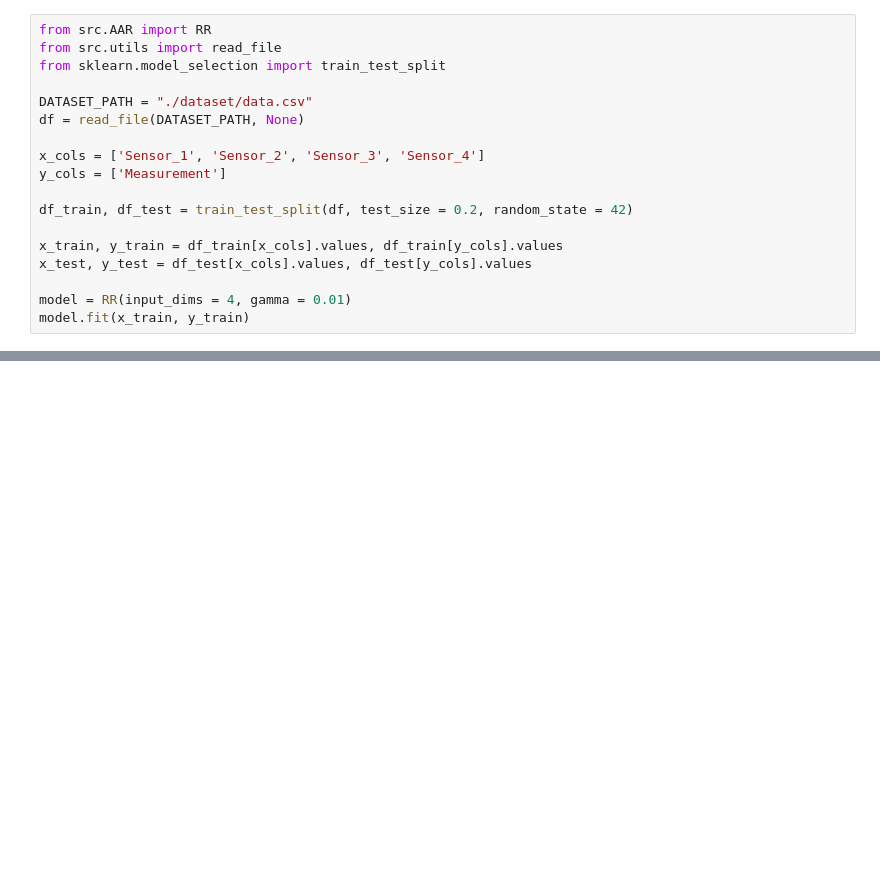
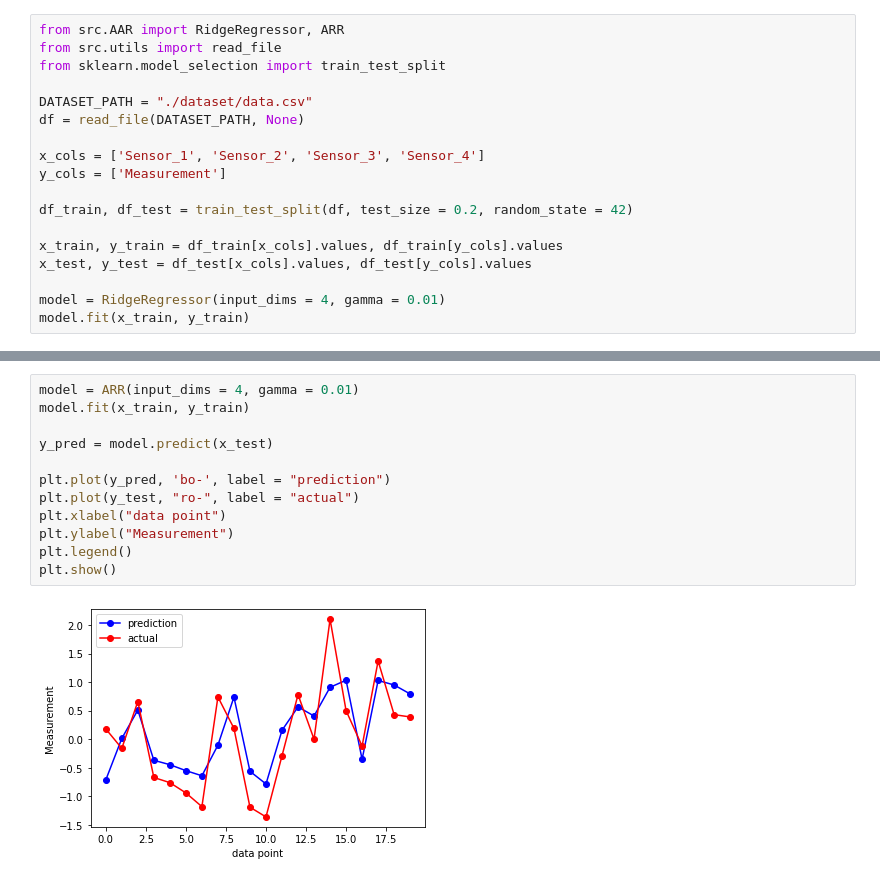
Before and after one commit to ZINZINBIN/Gauss-labs-pre-test, a Jupyter notebook: main.ipynb, the cells around one changed output, grey strips where cells are left out. Cells and saved outputs as stored; diff of their text form; blank space fills up the shorter version.

```diff
--- a/main.ipynb
+++ b/main.ipynb
@@ -1,5 +1,5 @@
 # %%
-from src.AAR import RR
+from src.AAR import RidgeRegressor, ARR
 from src.utils import read_file
 from sklearn.model_selection import train_test_split
 
@@ -14,7 +14,7 @@ df_train, df_test = train_test_split(df, test_size = 0.2, random_state = 42)
 x_train, y_train = df_train[x_cols].values, df_train[y_cols].values
 x_test, y_test = df_test[x_cols].values, df_test[y_cols].values
 
-model = RR(input_dims = 4, gamma = 0.01)
+model = RidgeRegressor(input_dims = 4, gamma = 0.01)
 model.fit(x_train, y_train)
 # %%
 import matplotlib.pyplot as plt
@@ -30,0 +31,14 @@ LinAlgError: Singular matrix
+# %%
+model = ARR(input_dims = 4, gamma = 0.01)
+model.fit(x_train, y_train)
+
+y_pred = model.predict(x_test)
+
+plt.plot(y_pred, 'bo-', label = "prediction")
+plt.plot(y_test, "ro-", label = "actual")
+plt.xlabel("data point")
+plt.ylabel("Measurement")
+plt.legend()
+plt.show()
+# %% [output]
+[figure, added]
```
Also changed, not shown: parts of 1 cell of this notebook, 8 other files.
